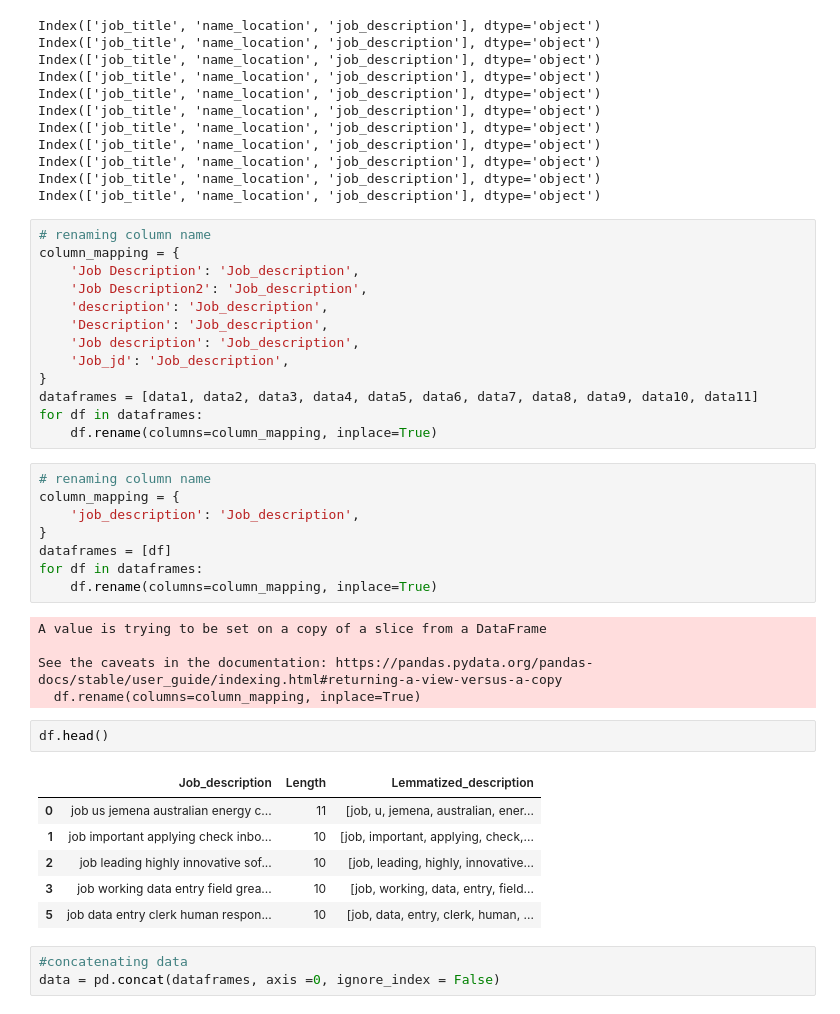
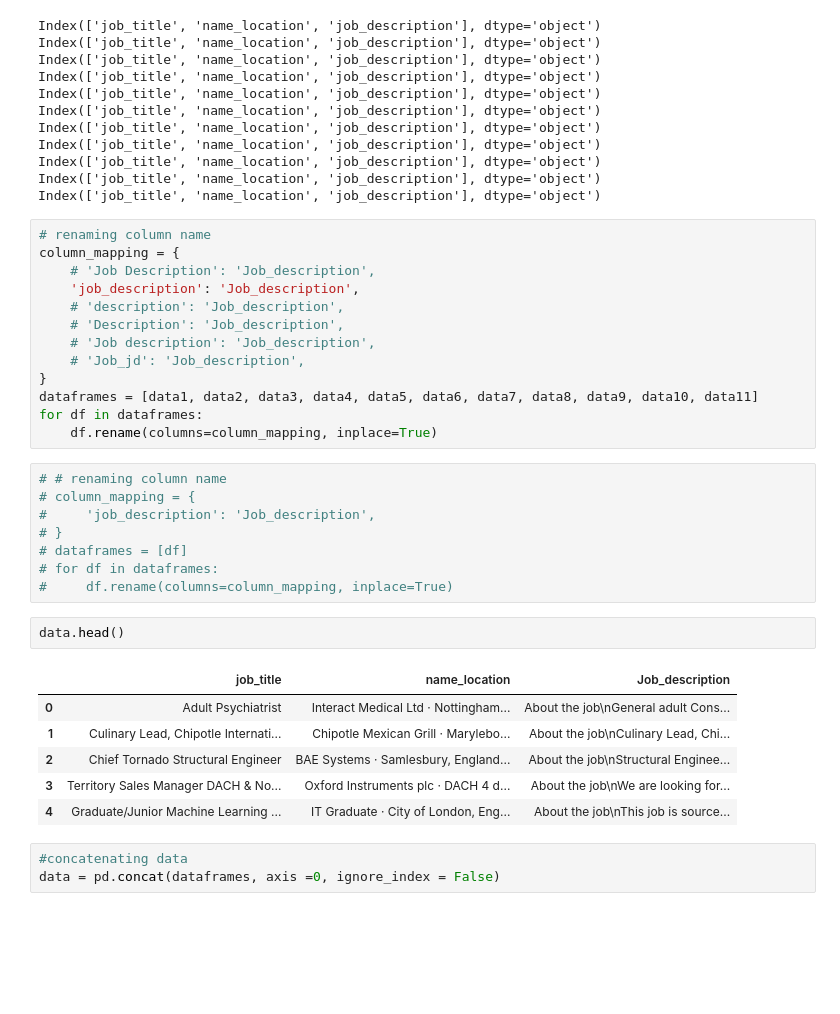
Before and after one commit to shfarhaan/EquiJob, a Jupyter notebook: Equijob_EDA.ipynb, the cells around one changed output. Drawn from its saved outputs; the diff is of its cells as text; blank space fills up the shorter version.

```diff
--- a/Equijob_EDA.ipynb
+++ b/Equijob_EDA.ipynb
@@ -161,38 +161,33 @@ Index(['job_title', 'name_location', 'job_description'], dtype='object')
 # %%
 # renaming column name
 column_mapping = {
-    'Job Description': 'Job_description',
-    'Job Description2': 'Job_description',
-    'description': 'Job_description',
-    'Description': 'Job_description',
-    'Job description': 'Job_description',
-    'Job_jd': 'Job_description',
+    # 'Job Description': 'Job_description',
+    'job_description': 'Job_description',
+    # 'description': 'Job_description',
+    # 'Description': 'Job_description',
+    # 'Job description': 'Job_description',
+    # 'Job_jd': 'Job_description',
 }
 dataframes = [data1, data2, data3, data4, data5, data6, data7, data8, data9, data10, data11]
 for df in dataframes:
     df.rename(columns=column_mapping, inplace=True)
 # %%
-# renaming column name
-column_mapping = {
-    'job_description': 'Job_description',
-}
-dataframes = [df]
-for df in dataframes:
-    df.rename(columns=column_mapping, inplace=True)
+# # renaming column name
+# column_mapping = {
+#     'job_description': 'Job_description',
+# }
+# dataframes = [df]
+# for df in dataframes:
+#     df.rename(columns=column_mapping, inplace=True)
-# %% [output]
-A value is trying to be set on a copy of a slice from a DataFrame
-
-See the caveats in the documentation: https://pandas.pydata.org/pandas-docs/stable/user_guide/indexing.html#returning-a-view-versus-a-copy
-  df.rename(columns=column_mapping, inplace=True)
 # %%
-df.head()
+data.head()
 # %% [output]
-|  | Job_description | Length | Lemmatized_description |
-| 0 | job us jemena australian energy c... | 11 | [job, u, jemena, australian, ener... |
-| 1 | job important applying check inbo... | 10 | [job, important, applying, check,... |
-| 2 | job leading highly innovative sof... | 10 | [job, leading, highly, innovative... |
-| 3 | job working data entry field grea... | 10 | [job, working, data, entry, field... |
-| 5 | job data entry clerk human respon... | 10 | [job, data, entry, clerk, human, ... |
+|  | job_title | name_location | Job_description |
+| 0 | Adult Psychiatrist | Interact Medical Ltd · Nottingham... | About the job\nGeneral adult Cons... |
+| 1 | Culinary Lead, Chipotle Internati... | Chipotle Mexican Grill · Marylebo... | About the job\nCulinary Lead, Chi... |
+| 2 | Chief Tornado Structural Engineer | BAE Systems · Samlesbury, England... | About the job\nStructural Enginee... |
+| 3 | Territory Sales Manager DACH & No... | Oxford Instruments plc · DACH 4 d... | About the job\nWe are looking for... |
+| 4 | Graduate/Junior Machine Learning ... | IT Graduate · City of London, Eng... | About the job\nThis job is source... |
 # %%
 #concatenating data
 data = pd.concat(dataframes, axis =0, ignore_index = False)
```
Also changed, not shown: parts of 37 cells of this notebook.
